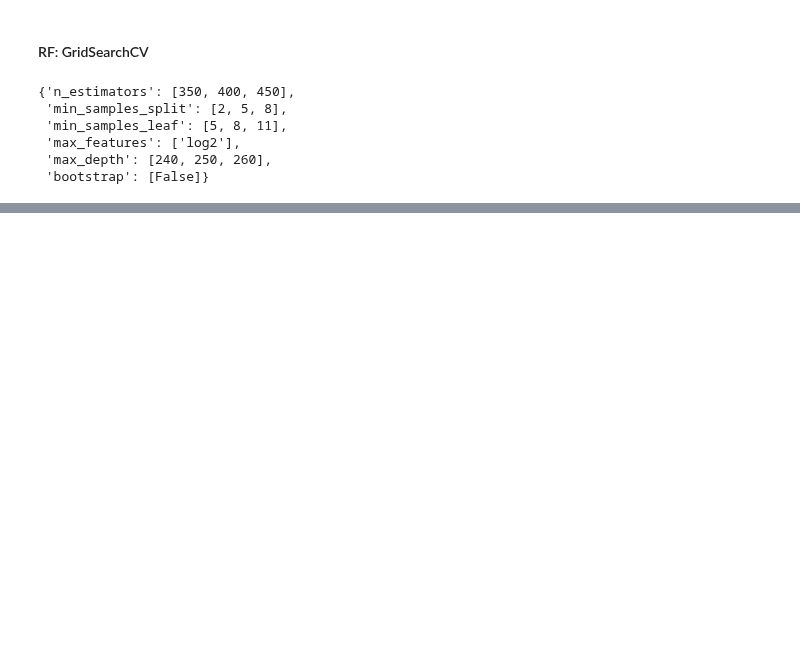
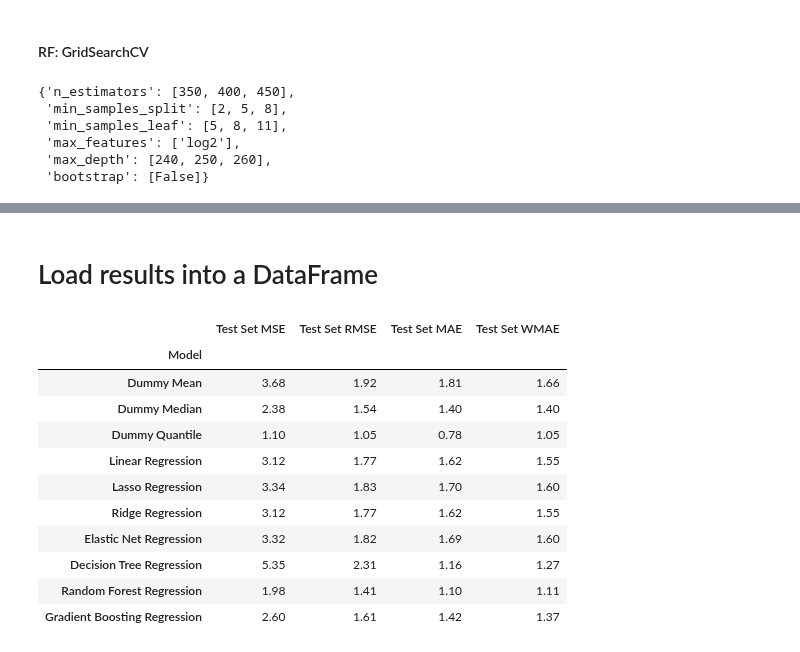
Before and after one commit to redgerly-umich/capstone_ff, a Jupyter notebook: SupervisedModel/Model_Arch_Eval_With_Hyperparameter.ipynb, the cells around one changed output, grey strips where cells are left out. Drawn from its saved outputs; the diff is of its cells as text; code cells hidden in the pictures; blank space fills up the shorter version.

```diff
--- a/SupervisedModel/Model_Arch_Eval_With_Hyperparameter.ipynb
+++ b/SupervisedModel/Model_Arch_Eval_With_Hyperparameter.ipynb
@@ -535,4 +357,5 @@ Weighted Mean Absolute Error: 1.12.
 # %%
-# rf_test = RandomForestRegressor(**final_model)
-# rf_test.fit(X_train_trimmed, y_train)
+rf_test = RandomForestRegressor(**final_model)
+rf_test.fit(X_train_trimmed, y_train)
+evaluate_wmae(rf_test, X_test_trimmed, y_test)
 # %% [output]
@@ -594,0 +370,13 @@ ValueError: Found input variables with inconsistent numbers of samples: [45722,
+# %%
+models = {
+    'Dummy Mean': dummy_regressor_mean,
+    'Dummy Median': dummy_regressor_median,
+    'Dummy Quantile': dummy_regressor_quantile,
+    'Linear Regression': LinearRegression(),
+    'Lasso Regression': Lasso(),
+    'Ridge Regression': Ridge(),
+    'Elastic Net Regression': ElasticNet(),
+    'Decision Tree Regression': DecisionTreeRegressor(),
+    'Random Forest Regression': rf_test,
+    'Gradient Boosting Regression': GradientBoostingRegressor()
+}
@@ -594,0 +386,12 @@ ValueError: Found input variables with inconsistent numbers of samples: [45722,
+# %%
+test_results = []
+for model_name, model in models.items():
+    model.fit(X_train_trimmed, y_train)
+    predictions_test = model.predict(X_test_trimmed)
+
+    mse_test = mean_squared_error(y_test, predictions_test)
+    rmse_test = np.sqrt(mse_test)
+    mae_test = mean_absolute_error(y_test, predictions_test)
+    wmae_test = evaluate_wmae(model, X_test_trimmed, y_test)
+
+    test_results.append([model_name, mse_test, rmse_test, mae_test, wmae_test])
@@ -594,0 +409,28 @@ ValueError: Found input variables with inconsistent numbers of samples: [45722,
+# %% [markdown]
+
+# Load results into a DataFrame
+# %%
+def bold_below_threshold(val):
+    if val <= 1.3:
+        return 'font-weight: bold'
+    else:
+        return ''
+
+test_metrics_df = pd.DataFrame(
+    test_results,
+    columns=['Model', 'Test Set MSE', 'Test Set RMSE', 'Test Set MAE', 'Test Set WMAE']
+)
+test_metrics_df.set_index('Model').style.format(precision=2).applymap(bold_below_threshold)
+# %% [output]
+|  | Test Set MSE | Test Set RMSE | Test Set MAE | Test Set WMAE |
+| Model |  |  |  |  |
+| Dummy Mean | 3.68 | 1.92 | 1.81 | 1.66 |
+| Dummy Median | 2.38 | 1.54 | 1.40 | 1.40 |
+| Dummy Quantile | 1.10 | 1.05 | 0.78 | 1.05 |
+| Linear Regression | 3.12 | 1.77 | 1.62 | 1.55 |
+| Lasso Regression | 3.34 | 1.83 | 1.70 | 1.60 |
+| Ridge Regression | 3.12 | 1.77 | 1.62 | 1.55 |
+| Elastic Net Regression | 3.32 | 1.82 | 1.69 | 1.60 |
+| Decision Tree Regression | 5.35 | 2.31 | 1.16 | 1.27 |
+| Random Forest Regression | 1.98 | 1.41 | 1.10 | 1.11 |
+| Gradient Boosting Regression | 2.60 | 1.61 | 1.42 | 1.37 |
```
Also changed, not shown: parts of 38 cells of this notebook.
